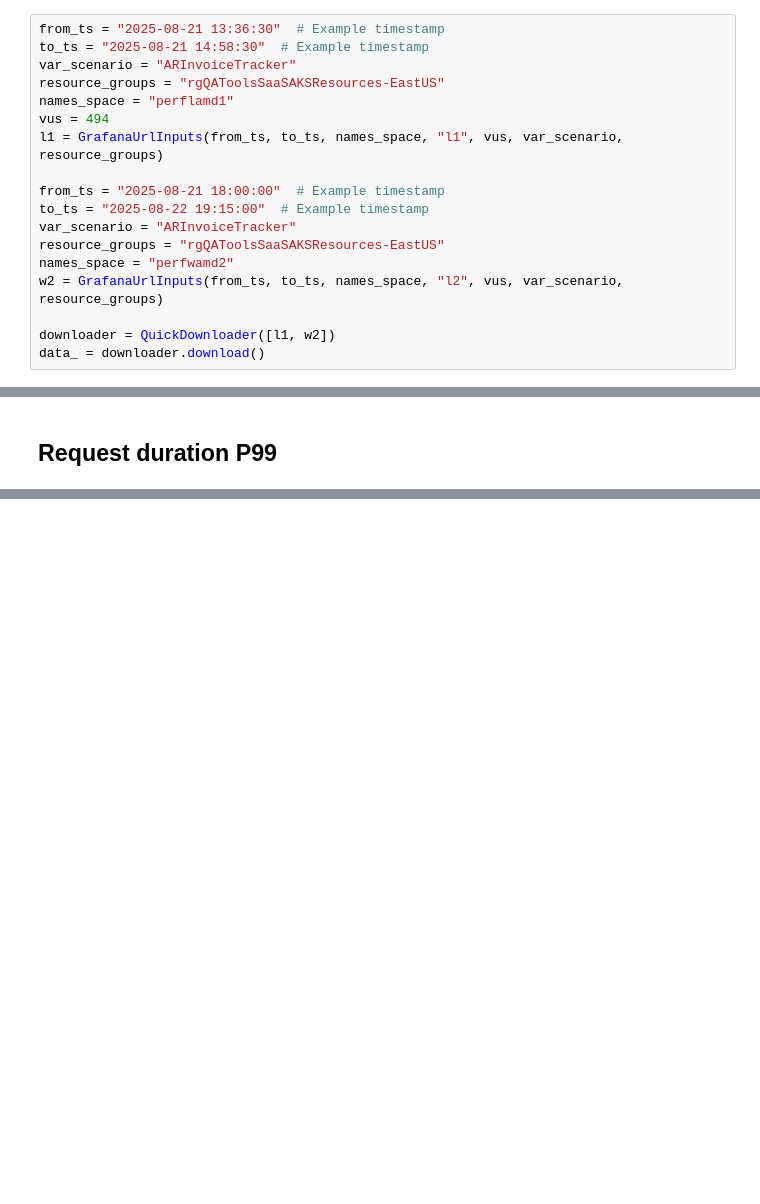
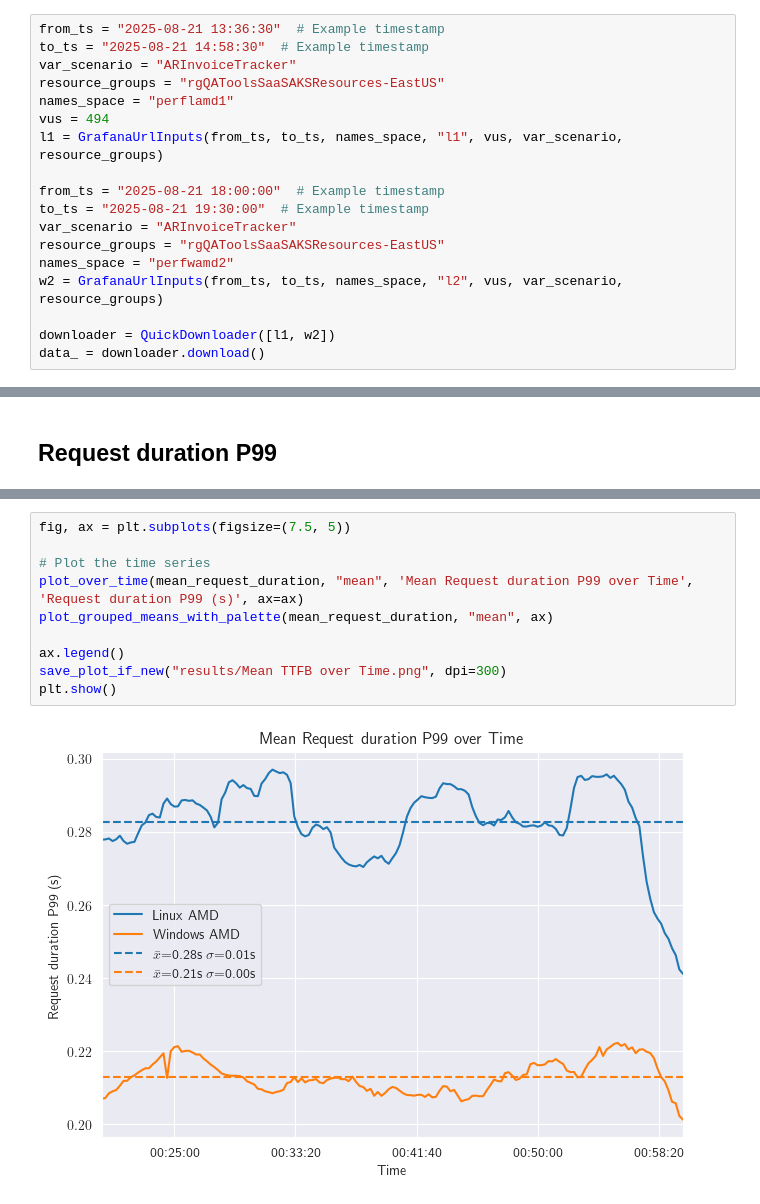
Before and after one commit to epicor-yasuomaidana/metrics-analysis, a Jupyter notebook: Quick Comparison.ipynb, the cells around one changed output, grey strips where cells are left out. Drawn from its saved outputs; the diff is of its cells as text; blank space fills up the shorter version.

```diff
--- a/Quick Comparison.ipynb
+++ b/Quick Comparison.ipynb
@@ -232,7 +232,7 @@ vus = 494
 l1 = GrafanaUrlInputs(from_ts, to_ts, names_space, "l1", vus, var_scenario, resource_groups)
 
 from_ts = "2025-08-21 18:00:00"  # Example timestamp
-to_ts = "2025-08-22 19:15:00"  # Example timestamp
+to_ts = "2025-08-21 19:30:00"  # Example timestamp
 var_scenario = "ARInvoiceTracker"
 resource_groups = "rgQAToolsSaaSAKSResources-EastUS"
 names_space = "perfwamd2"
@@ -489,0 +455,12 @@ plt.show()
+# %%
+fig, ax = plt.subplots(figsize=(7.5, 5))
+
+# Plot the time series
+plot_over_time(mean_request_duration, "mean", 'Mean Request duration P99 over Time', 'Request duration P99 (s)', ax=ax)
+plot_grouped_means_with_palette(mean_request_duration, "mean", ax)
+
+ax.legend()
+save_plot_if_new("results/Mean TTFB over Time.png", dpi=300)
+plt.show()
+# %% [output]
+[figure, added]
```
Also changed, not shown: parts of 1 cell of this notebook.
